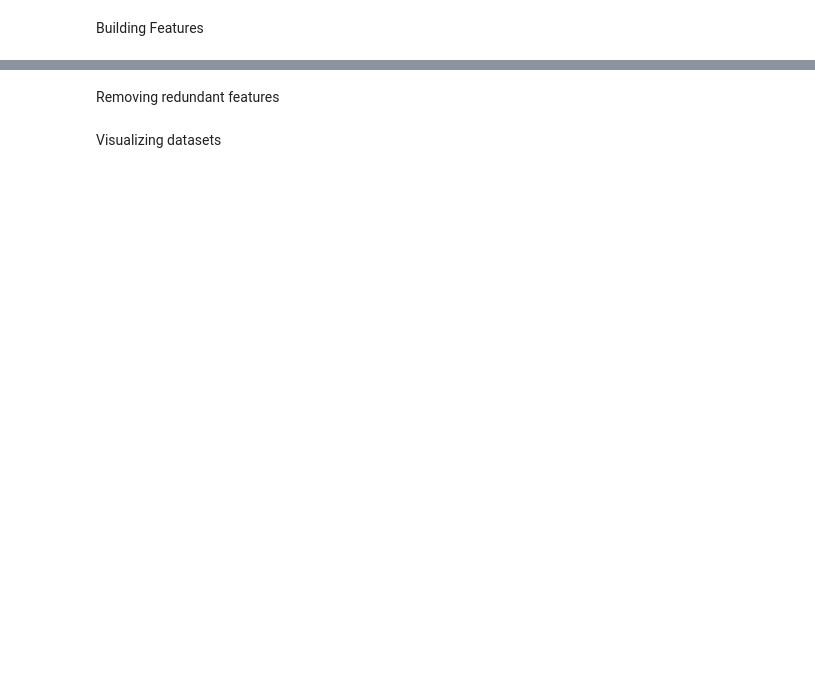
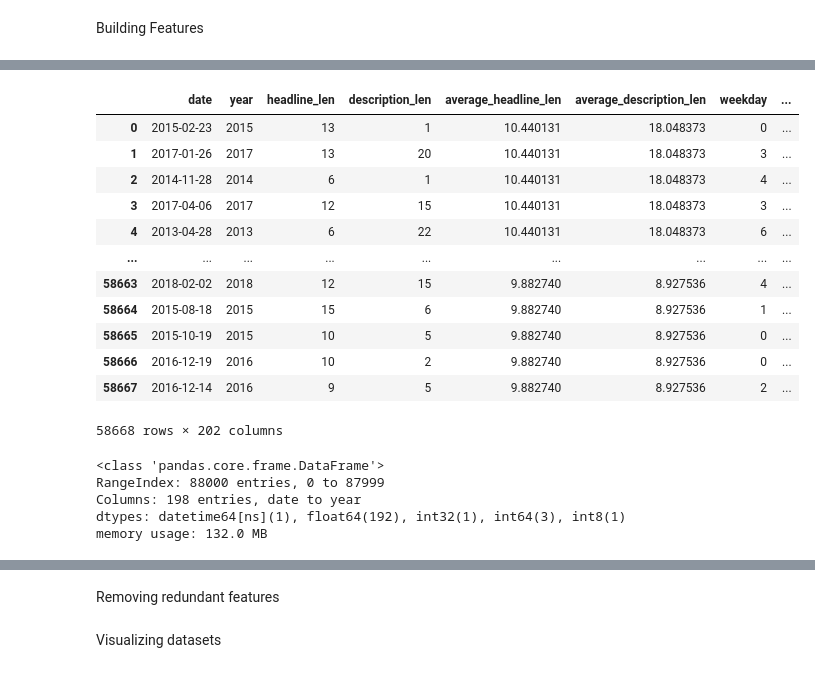
Before and after one commit to LovePelmeni/News-Classification-Project, a Jupyter notebook: experiments/current_experiment/notebooks/Preprocessing.ipynb, the cells around one changed output, grey strips where cells are left out. Drawn from its saved outputs; the diff is of its cells as text; code cells hidden in the pictures; blank space fills up the shorter version.

```diff
--- a/experiments/current_experiment/notebooks/Preprocessing.ipynb
+++ b/experiments/current_experiment/notebooks/Preprocessing.ipynb
@@ -198,0 +128,24 @@ encoded category: CULTURE & ARTS
+# %%
+validation_set
+# %% [output]
+|  | date | year | headline_len | description_len | average_headline_len | average_description_len | weekday | ... |
+| 0 | 2015-02-23 | 2015 | 13 | 1 | 10.440131 | 18.048373 | 0 | ... |
+| 1 | 2017-01-26 | 2017 | 13 | 20 | 10.440131 | 18.048373 | 3 | ... |
+| 2 | 2014-11-28 | 2014 | 6 | 1 | 10.440131 | 18.048373 | 4 | ... |
+| 3 | 2017-04-06 | 2017 | 12 | 15 | 10.440131 | 18.048373 | 3 | ... |
+| 4 | 2013-04-28 | 2013 | 6 | 22 | 10.440131 | 18.048373 | 6 | ... |
+| ... | ... | ... | ... | ... | ... | ... | ... | ... |
+| 58663 | 2018-02-02 | 2018 | 12 | 15 | 9.882740 | 8.927536 | 4 | ... |
+| 58664 | 2015-08-18 | 2015 | 15 | 6 | 9.882740 | 8.927536 | 1 | ... |
+| 58665 | 2015-10-19 | 2015 | 10 | 5 | 9.882740 | 8.927536 | 0 | ... |
+| 58666 | 2016-12-19 | 2016 | 10 | 2 | 9.882740 | 8.927536 | 0 | ... |
+| 58667 | 2016-12-14 | 2016 | 9 | 5 | 9.882740 | 8.927536 | 2 | ... |
+58668 rows × 202 columns
+# %%
+testing_set.info()
+# %% [output]
+<class 'pandas.core.frame.DataFrame'>
+RangeIndex: 88000 entries, 0 to 87999
+Columns: 198 entries, date to year
+dtypes: datetime64[ns](1), float64(192), int32(1), int64(3), int8(1)
+memory usage: 132.0 MB
```
Also changed, not shown: parts of 21 cells of this notebook, 4 other files.
